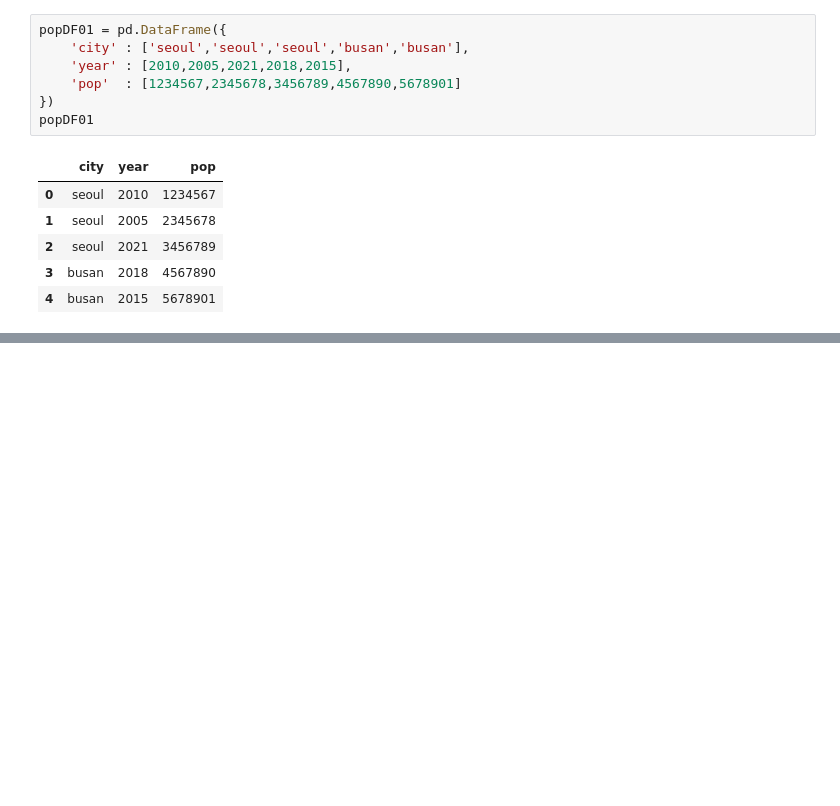
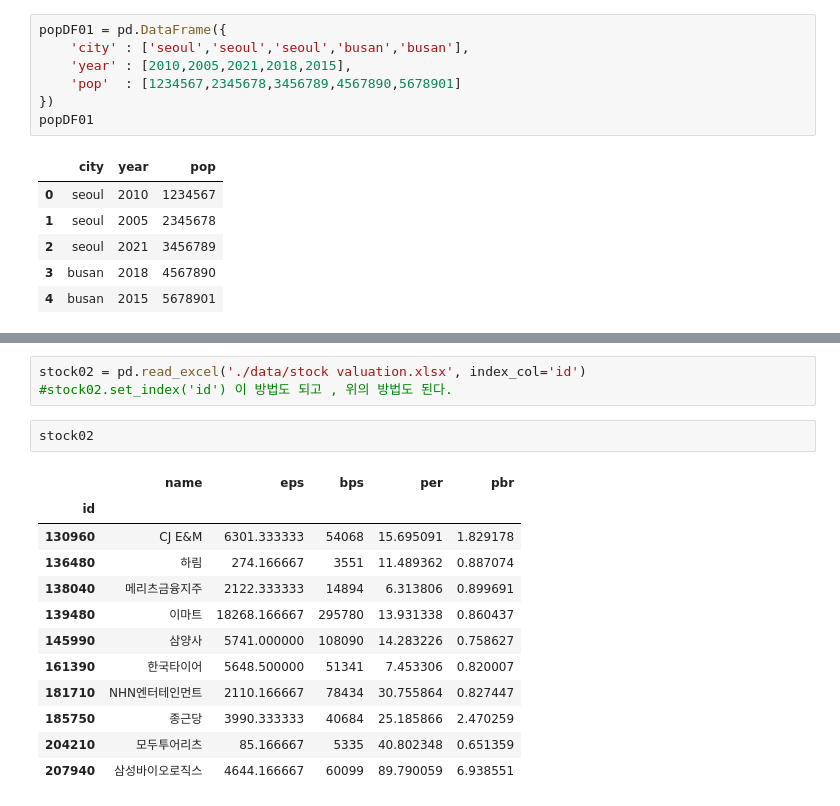
Before and after one commit to Supreme-YS/TIL, a Jupyter notebook: Data_Analysis/Pandas[03].ipynb, the cells around one changed output, grey strips where cells are left out. Cells and saved outputs as stored; diff of their text form; blank space fills up the shorter version.

```diff
--- a/Data_Analysis/Pandas[03].ipynb
+++ b/Data_Analysis/Pandas[03].ipynb
@@ -792,0 +858,18 @@ popDF02
+# %%
+stock02 = pd.read_excel('./data/stock valuation.xlsx', index_col='id')
+#stock02.set_index('id') 이 방법도 되고 , 위의 방법도 된다.
+# %%
+stock02
+# %% [output]
+|  | name | eps | bps | per | pbr |
+| id |  |  |  |  |  |
+| 130960 | CJ E&M | 6301.333333 | 54068 | 15.695091 | 1.829178 |
+| 136480 | 하림 | 274.166667 | 3551 | 11.489362 | 0.887074 |
+| 138040 | 메리츠금융지주 | 2122.333333 | 14894 | 6.313806 | 0.899691 |
+| 139480 | 이마트 | 18268.166667 | 295780 | 13.931338 | 0.860437 |
+| 145990 | 삼양사 | 5741.000000 | 108090 | 14.283226 | 0.758627 |
+| 161390 | 한국타이어 | 5648.500000 | 51341 | 7.453306 | 0.820007 |
+| 181710 | NHN엔터테인먼트 | 2110.166667 | 78434 | 30.755864 | 0.827447 |
+| 185750 | 종근당 | 3990.333333 | 40684 | 25.185866 | 2.470259 |
+| 204210 | 모두투어리츠 | 85.166667 | 5335 | 40.802348 | 0.651359 |
+| 207940 | 삼성바이오로직스 | 4644.166667 | 60099 | 89.790059 | 6.938551 |
```
Also changed, not shown: parts of 7 cells of this notebook.
